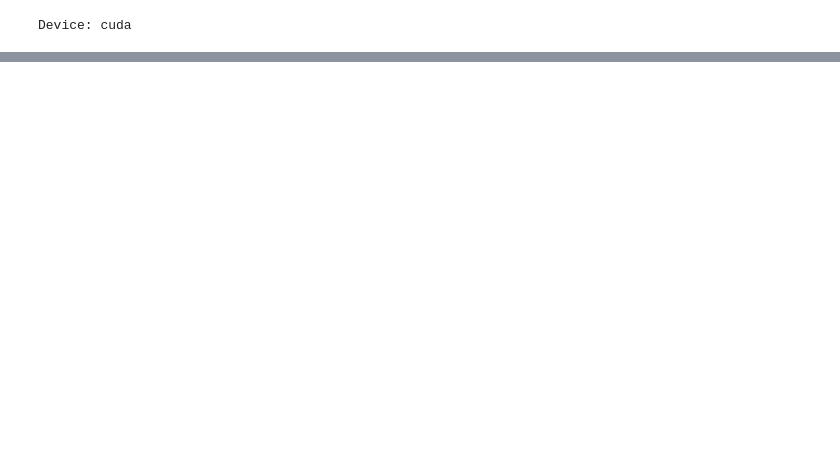
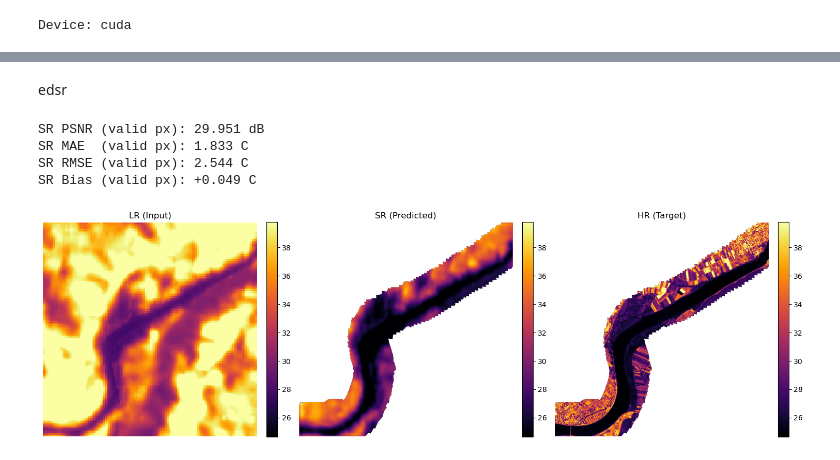
Before and after one commit to Ethel-Ogallo/Superresolution-TIR, a Jupyter notebook: notebooks/01_sanitychecks.ipynb, the cells around one changed output, grey strips where cells are left out. Cells and saved outputs as stored; diff of their text form; code cells hidden in the pictures; blank space fills up the shorter version.

```diff
--- a/notebooks/01_sanitychecks.ipynb
+++ b/notebooks/01_sanitychecks.ipynb
@@ -162,0 +99,72 @@ plt.show()
+# %% [markdown]
+edsr
+# %%
+idx = 5
+
+# 1. Get data and run model
+lr_t, hr_t, mask_t = ds[idx]
+with torch.no_grad():
+    sr_t = model(lr_t.unsqueeze(0).to(device))
+
+# 2. Denormalize to Celsius (Squeeze to 2D: H, W)
+sr_np = model.denormalize(sr_t).detach().cpu().numpy().squeeze()
+hr_np = model.denormalize(hr_t.unsqueeze(0)).cpu().numpy().squeeze()
+lr_np = model.denormalize(lr_t.unsqueeze(0)).cpu().numpy().squeeze()
+
+# 3. Fix the Mask (Ensure it matches SR size: H_sr, W_sr)
+# We use [None, None, ...] to safely add Batch/Channel dims for interpolate
+mask_4d = mask_t[None, None, :, :] if mask_t.ndim == 2 else mask_t[None, :, :, :]
+mask_upsampled = torch.nn.functional.interpolate(
+    mask_4d.to(device), size=sr_np.shape, mode='nearest'
+).cpu().numpy().squeeze()
+
+mask_bool = mask_upsampled > 0.5
+
+def psnr_on_valid(pred, target, valid_mask, data_range):
+    err = pred[valid_mask] - target[valid_mask]
+    mse = np.mean(err ** 2)
+    if mse <= 1e-12:
+        return float("inf")
+    return 20.0 * np.log10(data_range) - 10.0 * np.log10(mse)
+
+def mae_on_valid(pred, target, valid_mask):
+    return float(np.mean(np.abs(pred[valid_mask] - target[valid_mask])))
+
+valid = mask_bool
+data_range = float(model.DATA_RANGE)
+
+psnr_sr = psnr_on_valid(sr_np, hr_np, valid, data_range)
+mae_sr = mae_on_valid(sr_np, hr_np, valid)
+bias_sr = float(np.mean((sr_np - hr_np)[valid]))
+rmse_sr = float(np.sqrt(np.mean(((sr_np - hr_np)[valid])**2)))
+
+print(f"SR PSNR (valid px): {psnr_sr:.3f} dB")
+print(f"SR MAE  (valid px): {mae_sr:.3f} C")
+print(f"SR RMSE (valid px): {rmse_sr:.3f} C")
+print(f"SR Bias (valid px): {bias_sr:+.3f} C")
+
+# 4. Mask and get display range
+sr_final = np.where(mask_bool, sr_np, np.nan)
+hr_final = np.where(mask_bool, hr_np, np.nan)
+
+vmin, vmax = np.nanpercentile(hr_final, [2, 98])
+
+# 5. Plot
+fig, ax = plt.subplots(1, 3, figsize=(15, 5))
+titles = ["LR (Input)", "SR (Predicted)", "HR (Target)"]
+images = [lr_np, sr_final, hr_final]
+
+for a, img, t in zip(ax, images, titles):
+    im = a.imshow(img, cmap="inferno", vmin=vmin, vmax=vmax)
+    a.set_title(t)
+    a.axis("off")
+    plt.colorbar(im, ax=a, fraction=0.046, pad=0.04)
+
+plt.tight_layout()
+plt.show()
+# %% [output]
+SR PSNR (valid px): 29.951 dB
+SR MAE  (valid px): 1.833 C
+SR RMSE (valid px): 2.544 C
+SR Bias (valid px): +0.049 C
+[figure, added]
```
Also changed, not shown: parts of 27 cells of this notebook, 7 other files.
